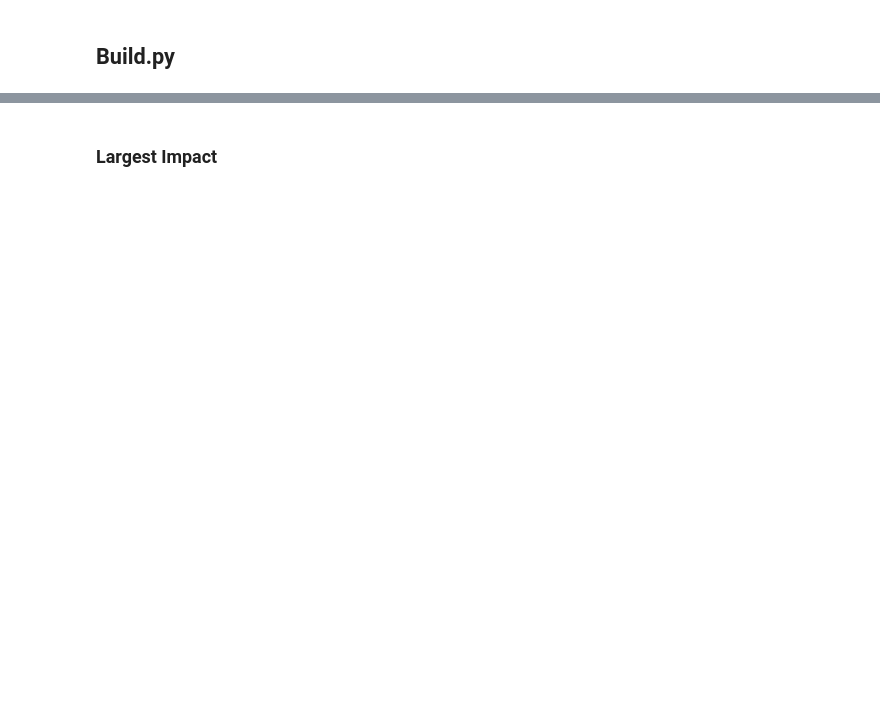
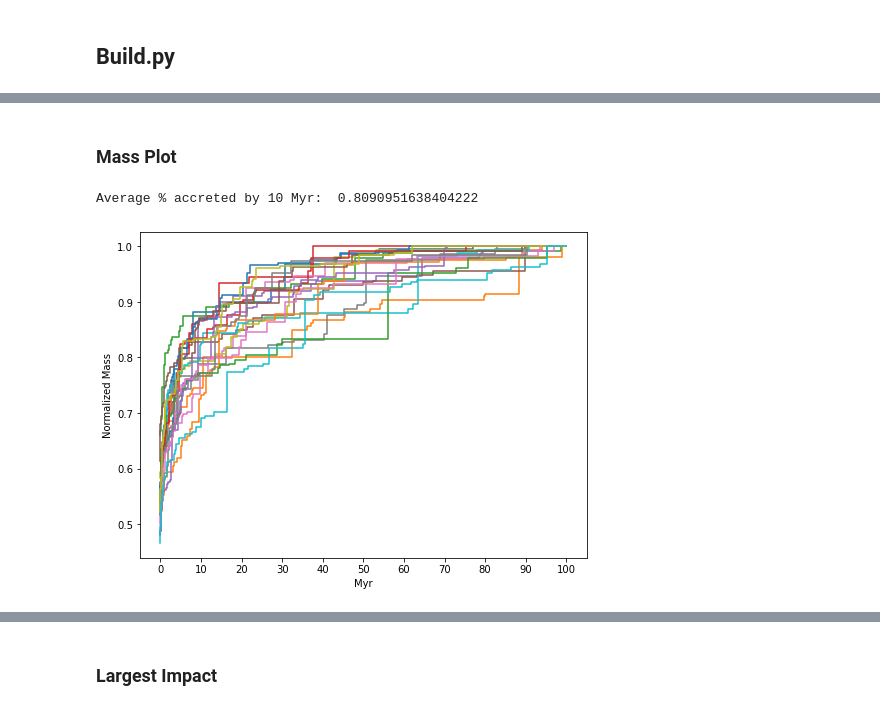
Before and after one commit to HunterNotGatherer/Magma-Oceans, a Jupyter notebook: ____TestFiles.ipynb, the cells around one changed output, grey strips where cells are left out. Drawn from its saved outputs; the diff is of its cells as text; code cells hidden in the pictures; blank space fills up the shorter version.

```diff
--- a/____TestFiles.ipynb
+++ b/____TestFiles.ipynb
@@ -346,7 +376,7 @@ import numpy as np
 np.set_printoptions(threshold=4000, linewidth=4000)
 
 barA = np.array([0, 4, 25, 50, 100, 200, 300]) # input pressures and corresponding outgoing longwave radiation below
-OLRA = np.array([200000, 16700, 1360, 670, 400, 300, 285]) # 900k -> black body; 200k -> trace volatiles e.g. silicon vapor
+OLRA = np.array([200000, 16700, 1360, 680, 400, 300, 285]) # 900k -> black body; 200k -> trace volatiles e.g. silicon vapor
 barGrid = np.arange(barA[0],barA[-1]+1)
 
 OLRFit = np.polyfit(barA[0:3], 3.7*np.log10(OLRA[0:3])-13, 1); # log fit for first 3 data points
@@ -412,0 +459,2 @@ if not os.path.exists('coolData'): os.makedirs('coolData')
+# %%
+LoadConstantModel=0
@@ -537,0 +652,26 @@ Total Impacts: 830 | Average Gamma: 0.012305 | GI Gamma Threshold: 0.03 | Total
+# %% [markdown]
+### Mass Plot
+# %%
+import numpy as np
+import matplotlib.pyplot as plt; plt.close('all')
+
+# 3.1023287 # init Mass
+
+plt.figure('Mass',figsize=(8,6))
+plt.xticks(np.arange(0,2e8*365,1e7*365),np.arange(0,200,10))
+plt.xlabel('Myr'); plt.ylabel('Normalized Mass')
+acc10myr=np.zeros(20)
+
+for i in range(1,21):
+    data = np.array([x.strip().split(',') for x in open("Nakajima_Inputs/AccSim"+str(i))][1:])[:,1:].astype(float)
+    massSort = np.insert(data[data[:,0].argsort()][:,2],0,3.1023287); massNorm = massSort/massSort[-1]
+    dateSort = np.insert(data[data[:,0].argsort()][:,0],0,0)
+    datePlt = np.zeros(2*len(dateSort)); massPlt = np.zeros(2*len(massNorm)); datePlt[::2] = dateSort
+    datePlt[1:-1:2] = dateSort[1:]; datePlt[-1] = 100e6*365; massPlt[::2] = massNorm; massPlt[1::2] = massNorm
+    plt.plot(datePlt,massPlt)
+    acc10myr[i-1]=max(data[data[:,0]<365e7][:,2])/max(data[:,2])
+print('Average % accreted by 10 Myr: ',np.average(acc10myr))
+# plt.savefig('plotsAndStats/massNorm.jpg',dpi=1200)
+# %% [output]
+Average % accreted by 10 Myr:  0.8090951638404222
+[figure, added]
```
Also changed, not shown: parts of 46 cells of this notebook, 7 other files.
